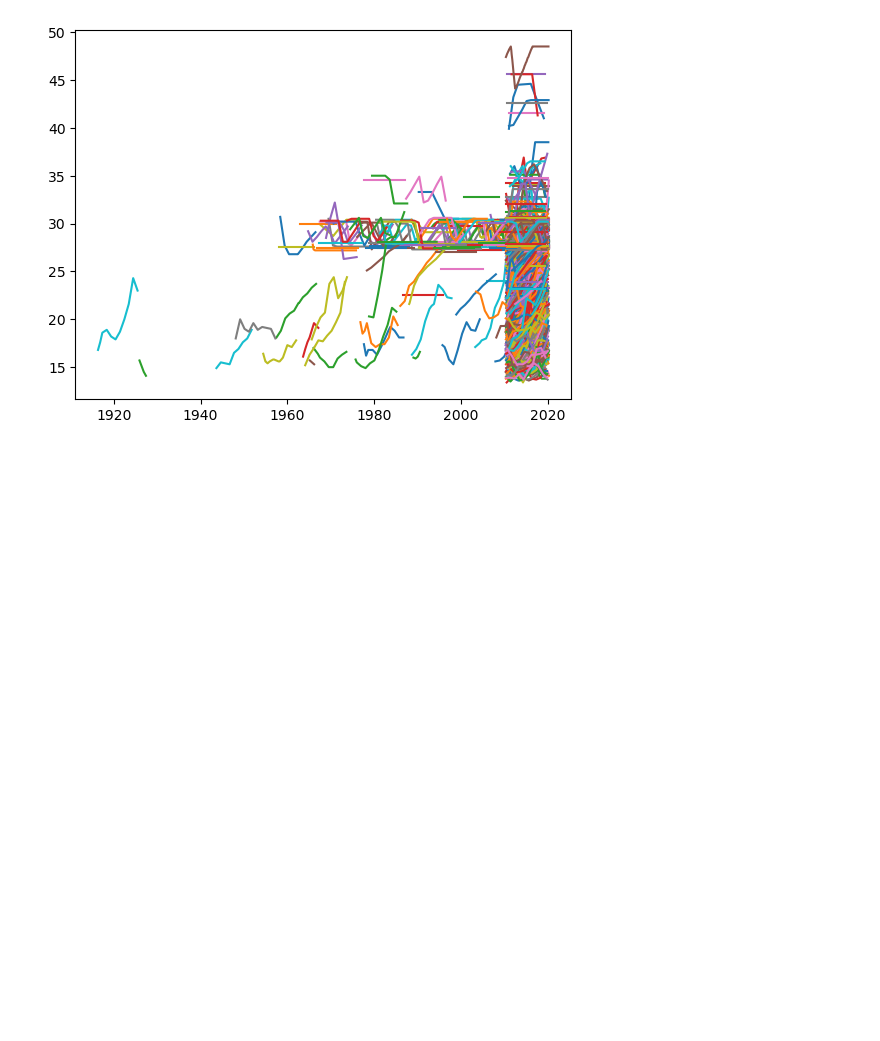
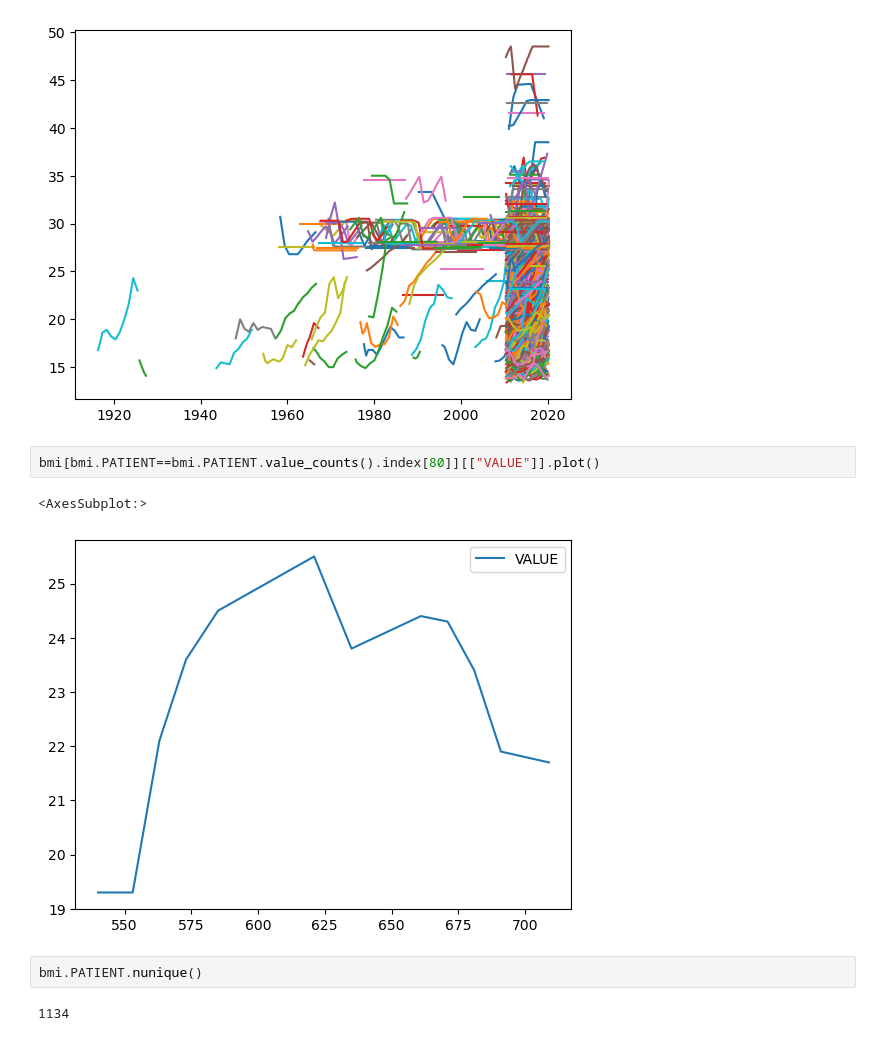
Before and after one commit to bsenst/dtc-de-2023, a Jupyter notebook: fhir-synthea-project/notebooks/eda-synthea-obesity.ipynb, the cells around one changed output. Saved outputs shown, nothing was run; the diff lists cells and outputs as text; blank space fills up the shorter version.

```diff
--- a/fhir-synthea-project/notebooks/eda-synthea-obesity.ipynb
+++ b/fhir-synthea-project/notebooks/eda-synthea-obesity.ipynb
@@ -79,3 +79,12 @@ for i in range(bmi.PATIENT.nunique()):
     plt.plot(bmi[bmi.PATIENT==bmi.PATIENT.unique()[i]].DATE, bmi[bmi.PATIENT==bmi.PATIENT.unique()[i]].VALUE)
 # %% [output]
 [figure]
+# %%
+bmi[bmi.PATIENT==bmi.PATIENT.value_counts().index[80]][["VALUE"]].plot()
+# %% [output]
+<AxesSubplot:>
+[figure, added]
+# %%
+bmi.PATIENT.nunique()
+# %% [output]
+1134
```
